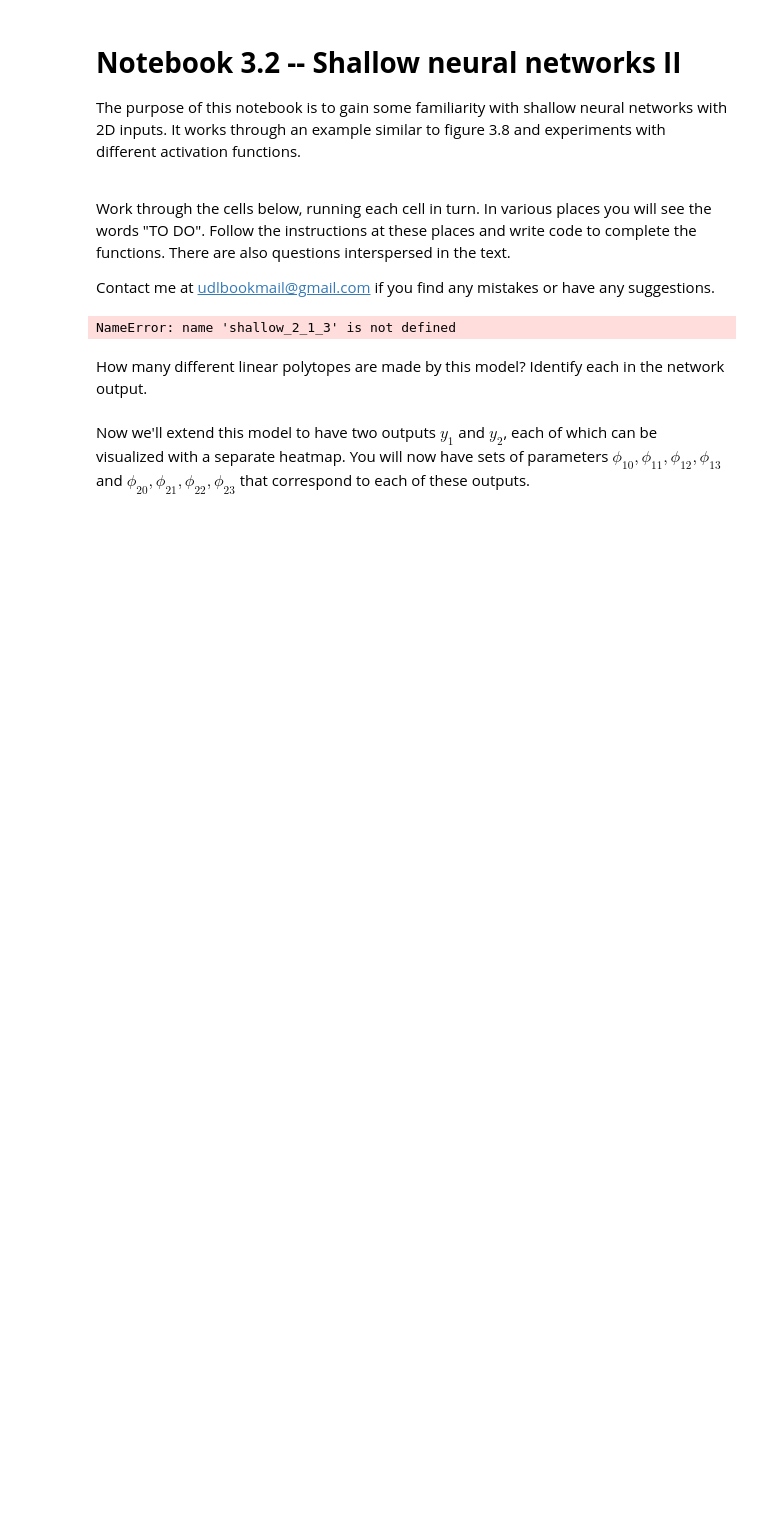
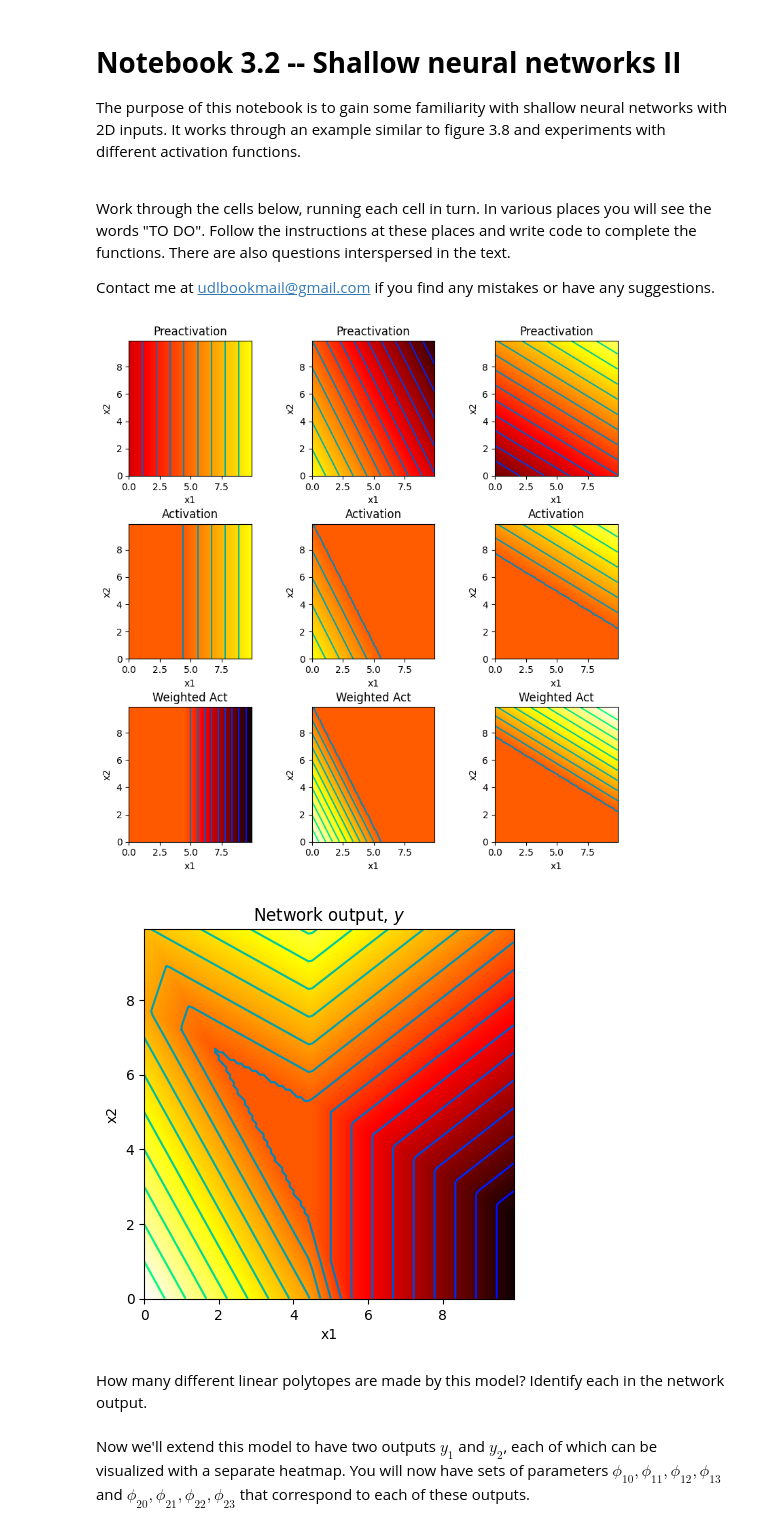
Before and after one commit to pratikPhadte/udlbook, a Jupyter notebook: Notebooks/Chap03/3_2_Shallow_Networks_II.ipynb, the cells around one changed output. Saved outputs shown, nothing was run; the diff lists cells and outputs as text; code cells hidden in the pictures; blank space fills up the shorter version.

```diff
--- a/Notebooks/Chap03/3_2_Shallow_Networks_II.ipynb
+++ b/Notebooks/Chap03/3_2_Shallow_Networks_II.ipynb
@@ -82,21 +82,22 @@ def shallow_2_1_3(x1,x2, activation_fn, phi_0,phi_1,phi_2,phi_3, theta_10, theta
 # %%
 # Now lets define some parameters and run the neural network
 theta_10 =  -4.0 ;  theta_11 = 0.9; theta_12 = 0.0
 theta_20 =  5.0  ; theta_21 = -0.9 ; theta_22 = -0.5
 theta_30 =  -7  ; theta_31 = 0.5; theta_32 = 0.9
-phi_0 = 0.0; phi_1 = -2.0; phi_2 = 2.0; phi_3 = 1.5
+phi_0 = 0; phi_1 = -2.0; phi_2 = 2.0; phi_3 = 1.5
 
 x1 = np.arange(0.0, 10.0, 0.1)
 x2 = np.arange(0.0, 10.0, 0.1)
 x1,x2 = np.meshgrid(x1,x2)  # https://www.geeksforgeeks.org/numpy-meshgrid-function/
 
 # We run the neural network for each of these input values
 y, pre_1, pre_2, pre_3, act_1, act_2, act_3, w_act_1, w_act_2, w_act_3 = \
     shallow_2_1_3(x1,x2, ReLU, phi_0,phi_1,phi_2,phi_3, theta_10, theta_11, theta_12, theta_20, theta_21, theta_22, theta_30, theta_31, theta_32)
 # And then plot it
 plot_neural_2_inputs(x1,x2, y, pre_1, pre_2, pre_3, act_1, act_2, act_3, w_act_1, w_act_2, w_act_3)
 # %% [output]
-NameError: name 'shallow_2_1_3' is not defined
+[figure, added]
+[figure, added]
 # %% [markdown]
 How many different linear polytopes are made by this model?  Identify each in the network output.
 # %% [markdown]
```
